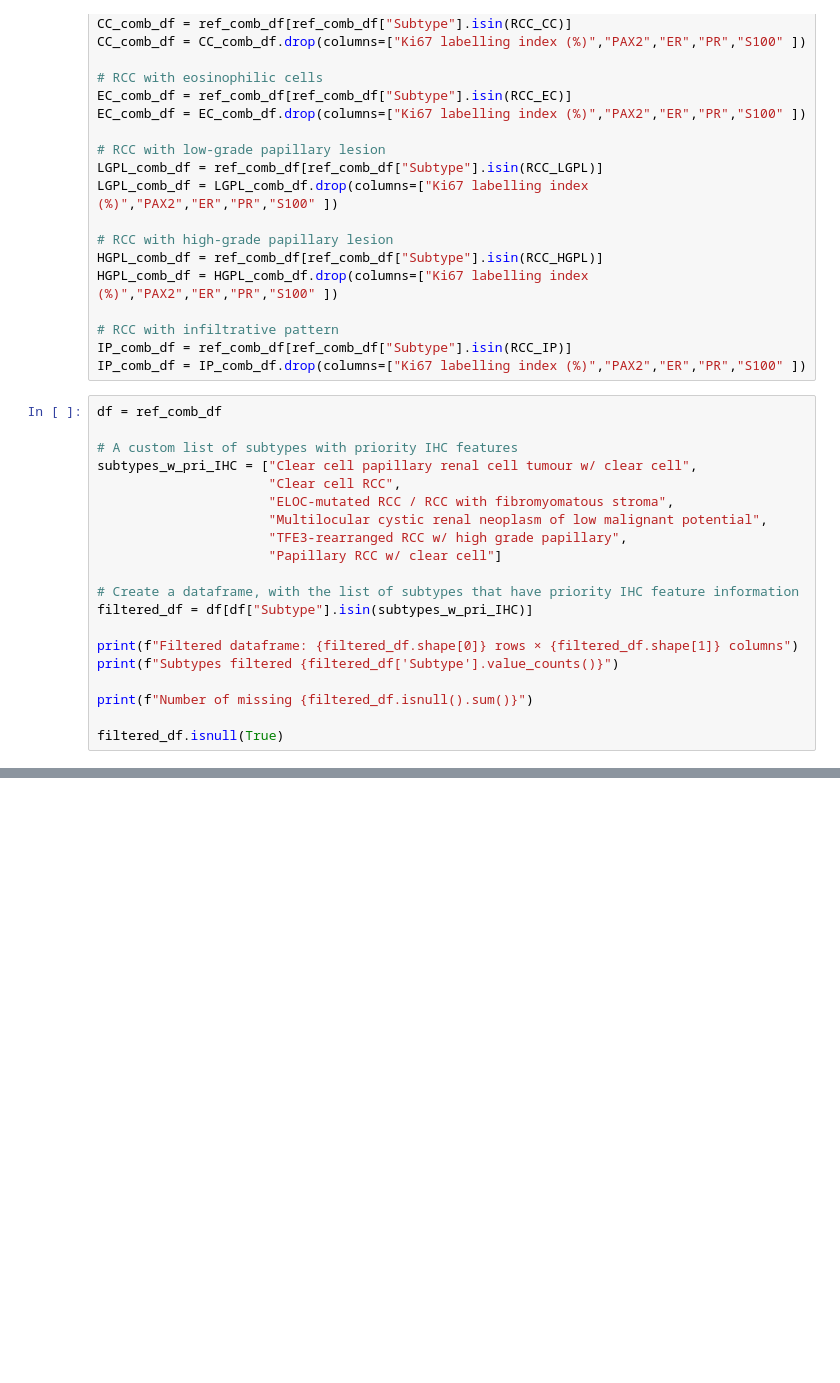
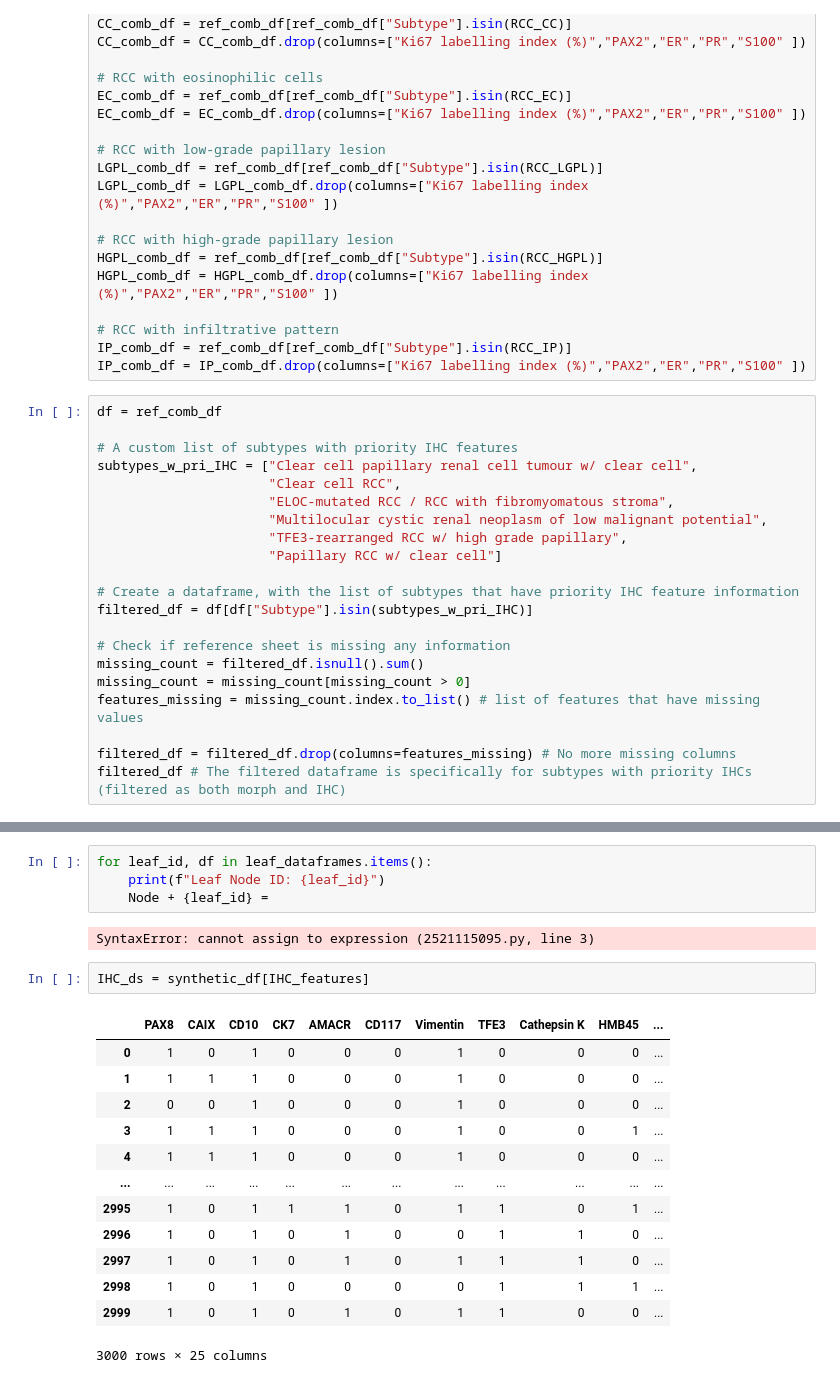
Before and after one commit to ryancytso/RCCclassification, a Jupyter notebook: RCC_decision_tree_morph_pri_2026.1.26.ipynb, the cells around one changed output, grey strips where cells are left out. Cells and saved outputs as stored; diff of their text form; blank space fills up the shorter version.

```diff
--- a/RCC_decision_tree_morph_pri_2026.1.26.ipynb
+++ b/RCC_decision_tree_morph_pri_2026.1.26.ipynb
@@ -195,10 +199,11 @@ subtypes_w_pri_IHC = ["Clear cell papillary renal cell tumour w/ clear cell",
 # Create a dataframe, with the list of subtypes that have priority IHC feature information
 filtered_df = df[df["Subtype"].isin(subtypes_w_pri_IHC)]
 
-print(f"Filtered dataframe: {filtered_df.shape[0]} rows × {filtered_df.shape[1]} columns")
-print(f"Subtypes filtered {filtered_df['Subtype'].value_counts()}")
+# Check if reference sheet is missing any information
+missing_count = filtered_df.isnull().sum()
+missing_count = missing_count[missing_count > 0]
+features_missing = missing_count.index.to_list() # list of features that have missing values
 
-print(f"Number of missing {filtered_df.isnull().sum()}")
-
-filtered_df.isnull(True)
+filtered_df = filtered_df.drop(columns=features_missing) # No more missing columns
+filtered_df # The filtered dataframe is specifically for subtypes with priority IHCs (filtered as both morph and IHC)
 # %% [output]
@@ -401,0 +651,22 @@ Multilocular cystic renal neoplasm of low malignant potential       0.65      1.
+# %%
+for leaf_id, df in leaf_dataframes.items():
+    print(f"Leaf Node ID: {leaf_id}")
+    Node + {leaf_id} =
+# %% [output]
+SyntaxError: cannot assign to expression (2521115095.py, line 3)
+# %%
+IHC_ds = synthetic_df[IHC_features]
+# %% [output]
+|  | PAX8 | CAIX | CD10 | CK7 | AMACR | CD117 | Vimentin | TFE3 | Cathepsin K | HMB45 | ... |
+| 0 | 1 | 0 | 1 | 0 | 0 | 0 | 1 | 0 | 0 | 0 | ... |
+| 1 | 1 | 1 | 1 | 0 | 0 | 0 | 1 | 0 | 0 | 0 | ... |
+| 2 | 0 | 0 | 1 | 0 | 0 | 0 | 1 | 0 | 0 | 0 | ... |
+| 3 | 1 | 1 | 1 | 0 | 0 | 0 | 1 | 0 | 0 | 1 | ... |
+| 4 | 1 | 1 | 1 | 0 | 0 | 0 | 1 | 0 | 0 | 0 | ... |
+| ... | ... | ... | ... | ... | ... | ... | ... | ... | ... | ... | ... |
+| 2995 | 1 | 0 | 1 | 1 | 1 | 0 | 1 | 1 | 0 | 1 | ... |
+| 2996 | 1 | 0 | 1 | 0 | 1 | 0 | 0 | 1 | 1 | 0 | ... |
+| 2997 | 1 | 0 | 1 | 0 | 1 | 0 | 1 | 1 | 1 | 0 | ... |
+| 2998 | 1 | 0 | 1 | 0 | 0 | 0 | 0 | 1 | 1 | 1 | ... |
+| 2999 | 1 | 0 | 1 | 0 | 1 | 0 | 1 | 1 | 0 | 0 | ... |
+3000 rows × 25 columns
```
Also changed, not shown: parts of 22 cells of this notebook.
